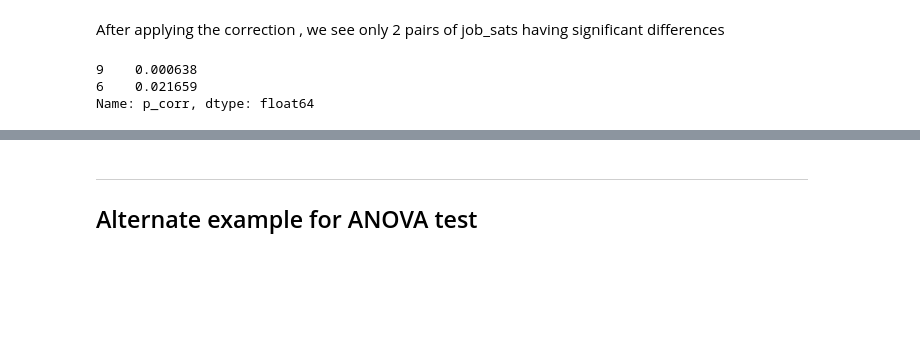
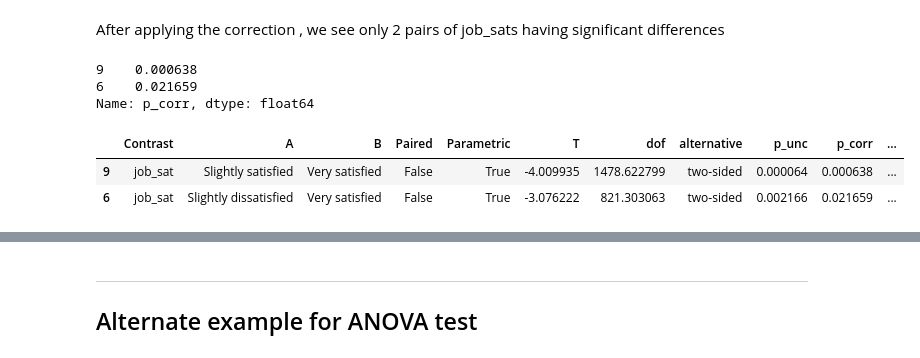
Before and after one commit to abhijeet-bhambere/python-ml-trail, a Jupyter notebook: hypothesis_testing.ipynb, the cells around one changed output, grey strips where cells are left out. Saved outputs shown, nothing was run; the diff lists cells and outputs as text; code cells hidden in the pictures; blank space fills up the shorter version.

```diff
--- a/hypothesis_testing.ipynb
+++ b/hypothesis_testing.ipynb
@@ -747,3 +764,9 @@ bonf_pairwise_test_result['p_corr'].nsmallest(2)
 9    0.000638
 6    0.021659
 Name: p_corr, dtype: float64
+# %%
+bonf_pairwise_test_result.nsmallest(2, 'p_corr')
+# %% [output]
+|  | Contrast | A | B | Paired | Parametric | T | dof | alternative | p_unc | p_corr | ... |
+| 9 | job_sat | Slightly satisfied | Very satisfied | False | True | -4.009935 | 1478.622799 | two-sided | 0.000064 | 0.000638 | ... |
+| 6 | job_sat | Slightly dissatisfied | Very satisfied | False | True | -3.076222 | 821.303063 | two-sided | 0.002166 | 0.021659 | ... |
```
Also changed, not shown: parts of 34 cells of this notebook.
